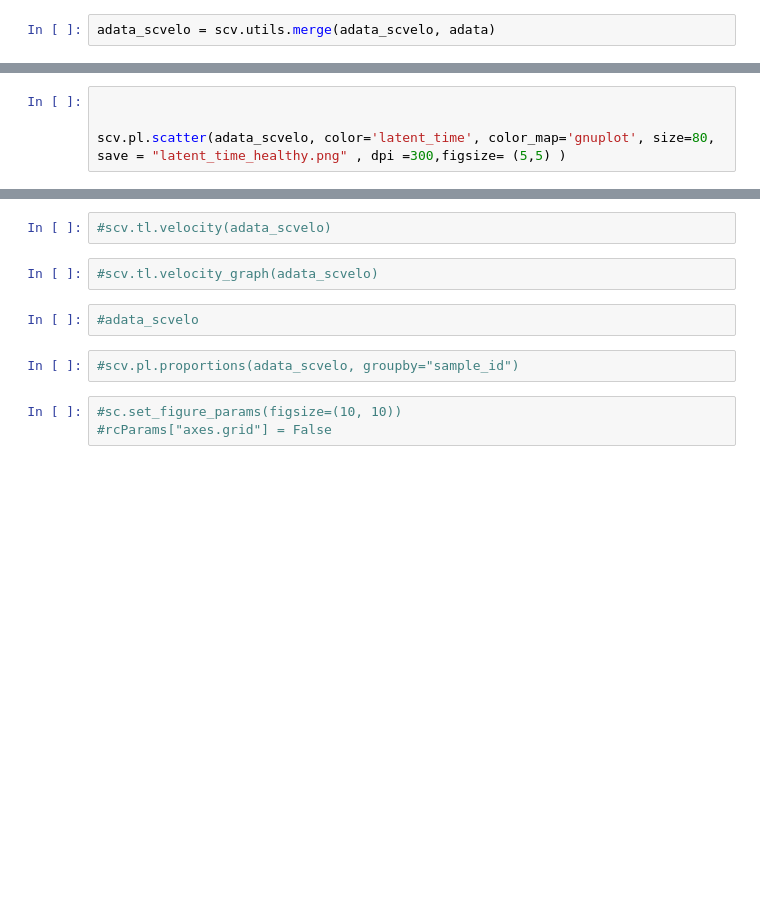
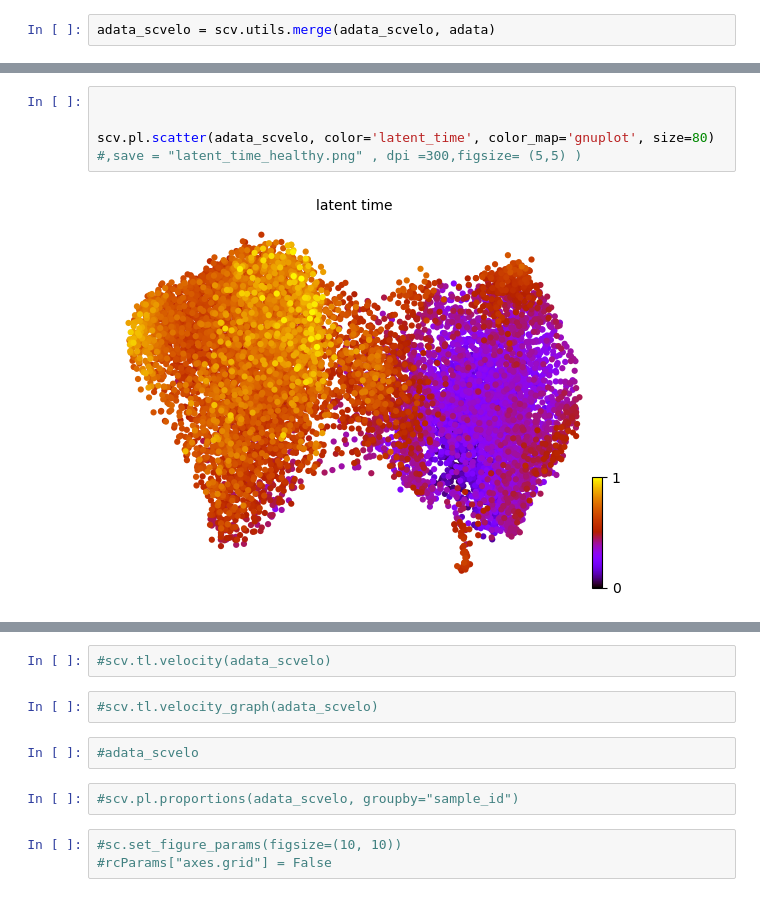
Before and after one commit to ErikaKvalem/prj-honda, a Jupyter notebook: 01_bacterial_products/003_healthy_single_cell_cd8_t_cell/010_scvelo.ipynb, the cells around one changed output, grey strips where cells are left out. Cells and saved outputs as stored; diff of their text form; blank space fills up the shorter version.

```diff
--- a/01_bacterial_products/003_healthy_single_cell_cd8_t_cell/010_scvelo.ipynb
+++ b/01_bacterial_products/003_healthy_single_cell_cd8_t_cell/010_scvelo.ipynb
@@ -105,7 +221,9 @@ scv.tl.velocity(adata_scvelo, mode ="dynamical")
 # %%
 
 
-scv.pl.scatter(adata_scvelo, color='latent_time', color_map='gnuplot', size=80, save = "latent_time_healthy.png" , dpi =300,figsize= (5,5) )
+scv.pl.scatter(adata_scvelo, color='latent_time', color_map='gnuplot', size=80) #,save = "latent_time_healthy.png" , dpi =300,figsize= (5,5) )
+# %% [output]
+[figure, added]
 # %%
 scv.tl.velocity(adata_scvelo, mode='dynamical')
 scv.tl.velocity_graph(adata_scvelo)
```
Also changed, not shown: parts of 20 cells of this notebook, 11 other files.
